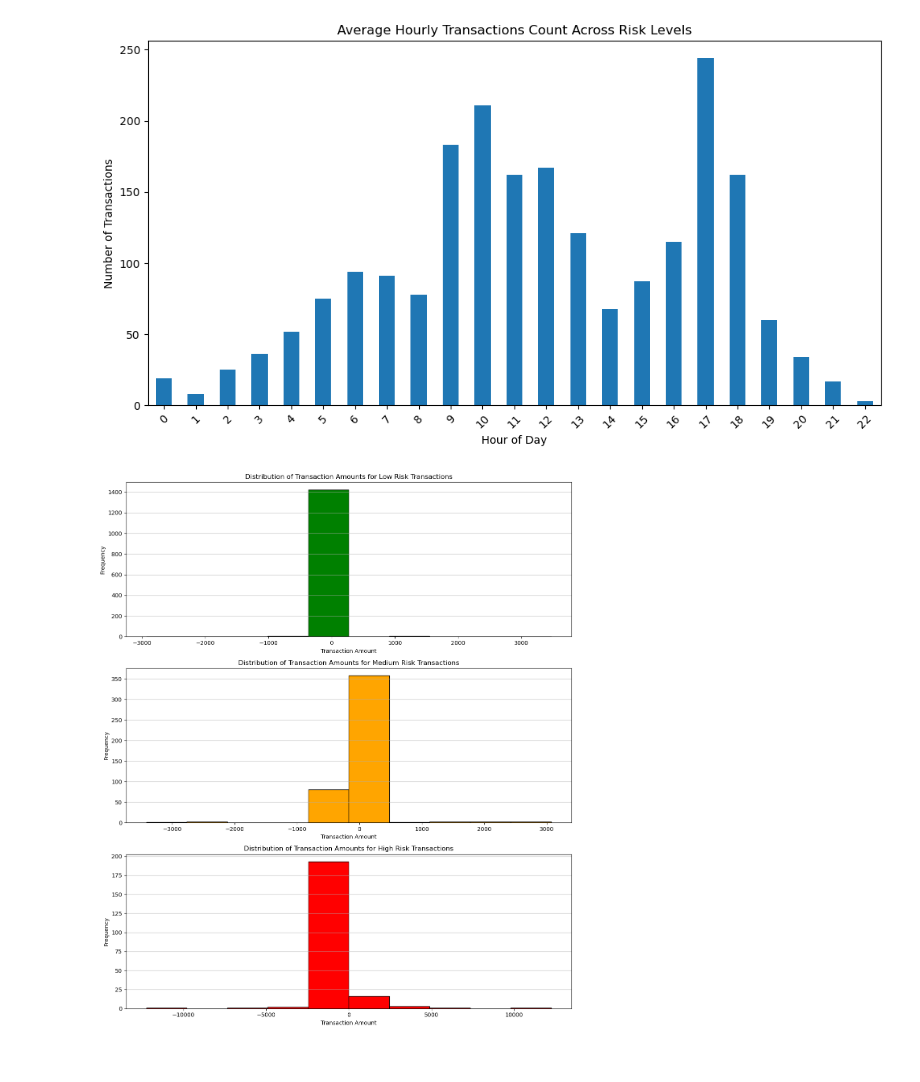
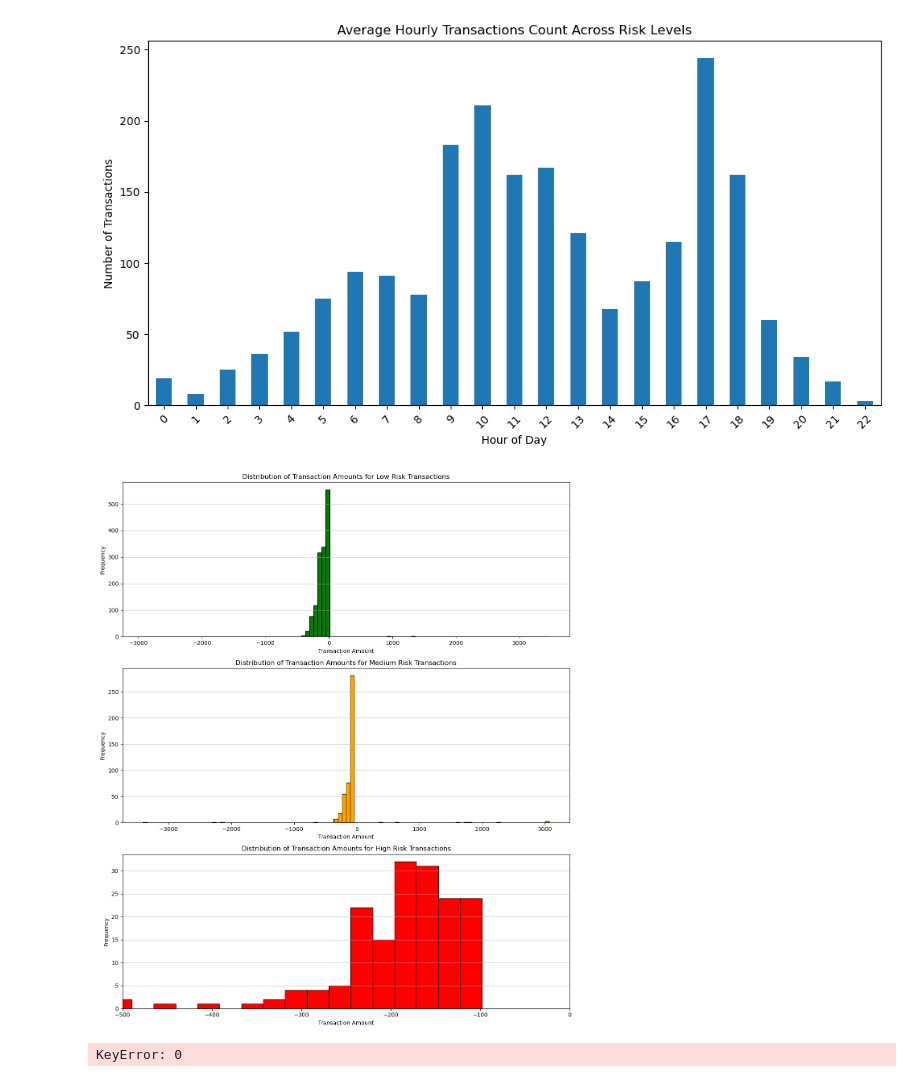
Before and after one commit to UoB-DSMP-2023-24/dsmp-2024-group27, a Jupyter notebook: AnomalyDetection/AnomalyDetection-Dataset2-Final .ipynb, the cells around one changed output. Saved outputs shown, nothing was run; the diff lists cells and outputs as text; code cells hidden in the pictures.

```diff
--- a/AnomalyDetection/AnomalyDetection-Dataset2-Final .ipynb
+++ b/AnomalyDetection/AnomalyDetection-Dataset2-Final .ipynb
@@ -515,33 +565,43 @@ plt.show()
 # %% [output]
 [figure]
 # %%
- Create figure and subplots
+
 
 fig, axs = plt.subplots(3, 1, figsize=(12, 14))  # Share the x-axis
 
 # Histogram for Transaction Amounts for Low Risk Transactions
-axs[0].hist(low_risk_transactions['Amount'], bins=10, color='green', edgecolor='black')
+axs[0].hist(low_risk_transactions['Amount'], bins=100, color='green', edgecolor='black')
 axs[0].set_title('Distribution of Transaction Amounts for Low Risk Transactions')
 axs[0].set_ylabel('Frequency')
 axs[0].set_xlabel('Transaction Amount')
 axs[0].grid(axis='y', alpha=0.75)
 
 # Histogram for Transaction Amounts for Medium Risk Transactions
-axs[1].hist(medium_risk_transactions['Amount'], bins=10, color='orange', edgecolor='black')
+axs[1].hist(medium_risk_transactions['Amount'], bins=100, color='orange', edgecolor='black')
 axs[1].set_title('Distribution of Transaction Amounts for Medium Risk Transactions')
 axs[1].set_xlabel('Transaction Amount')
 axs[1].set_ylabel('Frequency')
 axs[1].grid(axis='y', alpha=0.75)
 
 # Histogram for Transaction Amounts for High Risk Transactions
-axs[2].hist(high_risk_transactions['Amount'], bins=10, color='red', edgecolor='black')
+axs[2].hist(high_risk_transactions['Amount'], bins=1000, color='red', edgecolor='black')
 axs[2].set_title('Distribution of Transaction Amounts for High Risk Transactions')
 axs[2].set_xlabel('Transaction Amount')
+axs[2].set_xlim(-500, 0)
 axs[2].set_ylabel('Frequency')
 axs[2].grid(axis='y', alpha=0.75)
 
 # Adjust layout
 plt.tight_layout()
 plt.show()
 # %% [output]
-[figure, old version]
+[figure, new version]
+# %%
+import datetime
+given_date = expenditures_training_df['Datetime'][0]
+formated_date = datetime.datetime.strptime(given_date,"%m/%d/%Y, %H:%M:%S")
+Unix_timestamp = datetime.datetime.timestamp(formated_date)
+print("The Unix timestamp for the given input date is:")
+print(Unix_timestamp)
+# %% [output]
+KeyError: 0
```
Also changed, not shown: parts of 14 cells of this notebook, 7 other files.
